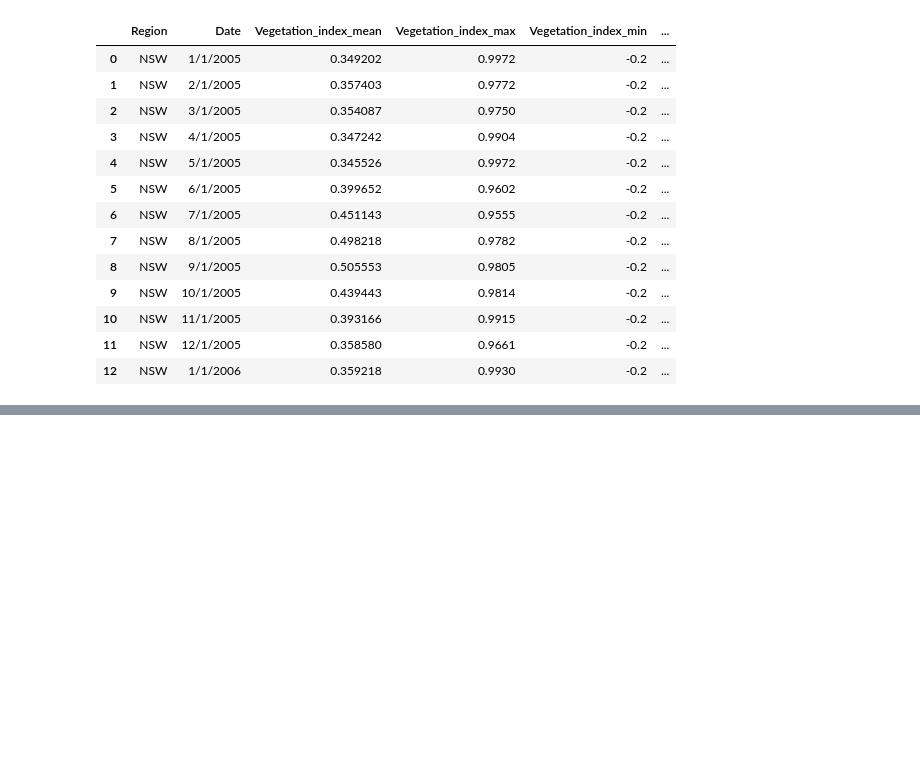
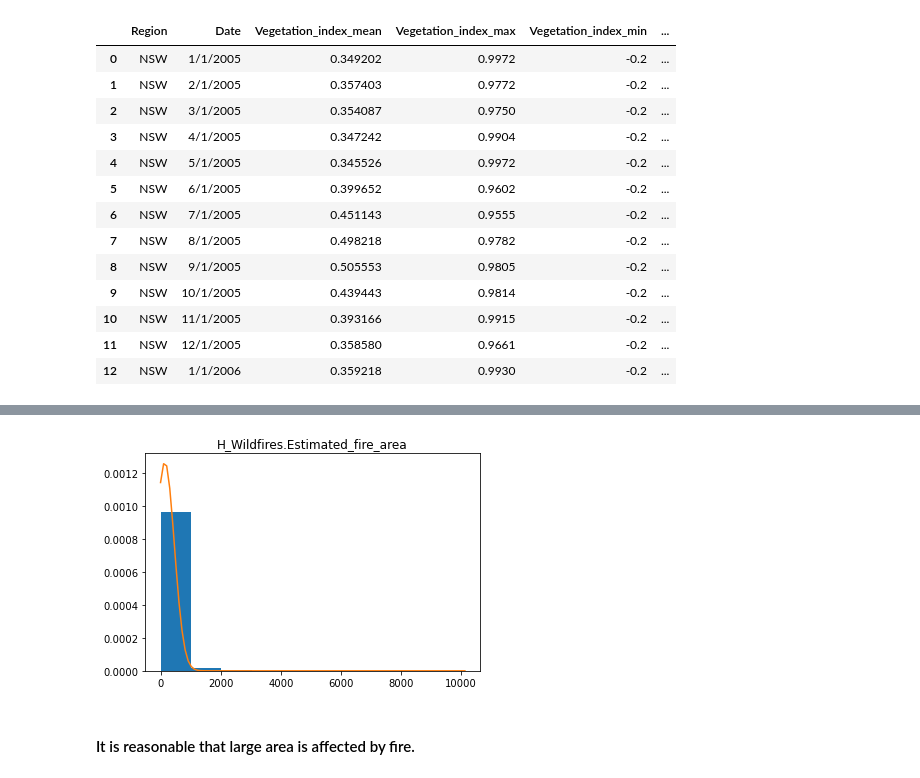
Before and after one commit to ccomkhj/Spot-Challenge-Wildfires, a Jupyter notebook: main/data_process.ipynb, the cells around one changed output, grey strips where cells are left out. Drawn from its saved outputs; the diff is of its cells as text; code cells hidden in the pictures; blank space fills up the shorter version.

```diff
--- a/main/data_process.ipynb
+++ b/main/data_process.ipynb
@@ -107,0 +144,12 @@ Vege.head(13)
+# %%
+plt.hist(H_Wildfires.Estimated_fire_area, density=True)
+mean,std = norm.fit (H_Wildfires.Estimated_fire_area)
+x = np.linspace(H_Wildfires.Estimated_fire_area.min(),H_Wildfires.Estimated_fire_area.max(),100)
+y = norm.pdf(x, mean, std)
+plt.plot(x,y)
+plt.title('H_Wildfires.Estimated_fire_area')
+plt.show()
+# %% [output]
+[figure, added]
+# %% [markdown]
+#### It is reasonable that large area is affected by fire.
```
Also changed, not shown: parts of 7 cells of this notebook.
